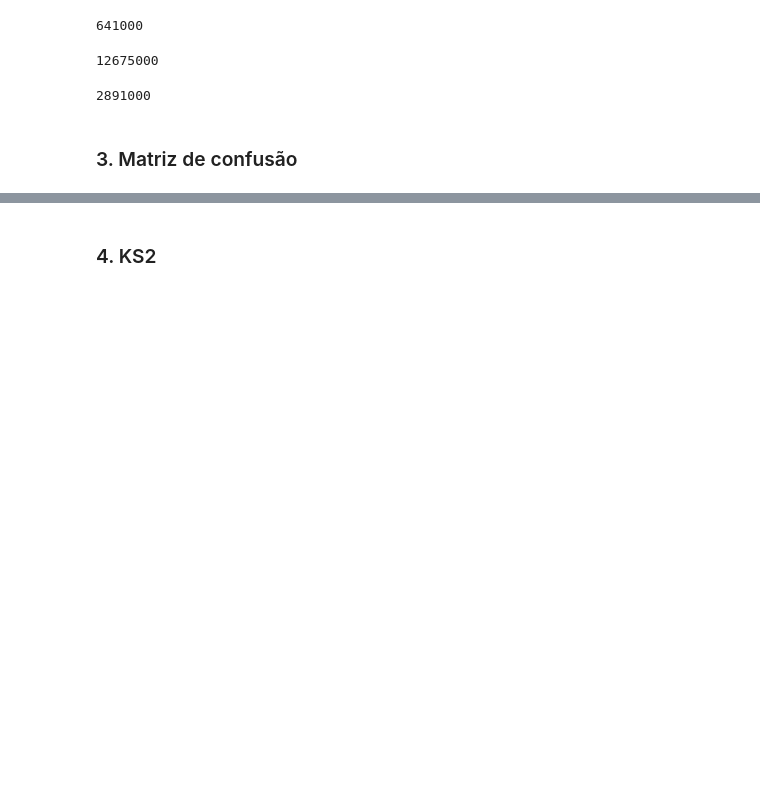
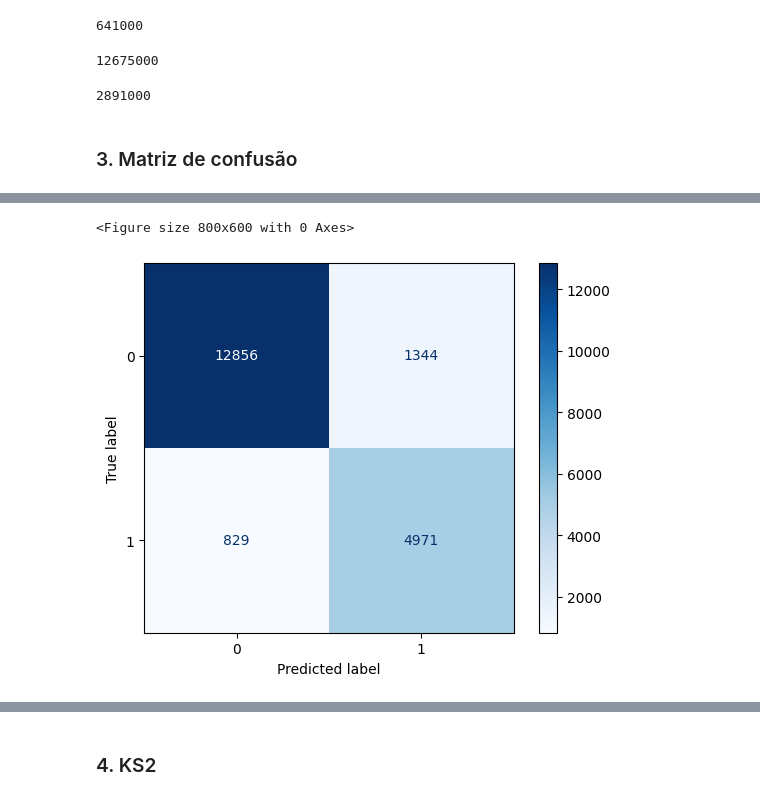
Before and after one commit to deborabmfreitas/credit-score-prediction, a Jupyter notebook: 4.business-analysis.ipynb, the cells around one changed output, grey strips where cells are left out. Cells and saved outputs as stored; diff of their text form; code cells hidden in the pictures; blank space fills up the shorter version.

```diff
--- a/4.business-analysis.ipynb
+++ b/4.business-analysis.ipynb
@@ -34,7 +37,7 @@ from sklearn.metrics import classification_report
 X_test = pd.read_csv('outputs/X_test.csv')
 y_test = pd.read_csv('outputs/y_test.csv')
 df_test_scores = pd.read_csv('outputs/df_test_scores.csv')
-y_score = pd.read_csv('outputs/y_score.csv')
+y_score = pd.read_csv('outputs/y_score.csv',header=None)
 # %% [markdown]
 ### 1. Modelo AS-IS
 # %%
@@ -166,6 +179,9 @@ y_pred_new = (y_score > 0.286677) * 1
 # %%
-# cm = confusion_matrix(y_test, y_pred_new)
+cm = confusion_matrix(y_test, y_pred_new)
 
-# plt.figure(figsize= (8,6))
-# ConfusionMatrixDisplay(cm).plot(cmap='Blues')
-# plt.show()
+plt.figure(figsize= (8,6))
+ConfusionMatrixDisplay(cm).plot(cmap='Blues')
+plt.show()
+# %% [output]
+<Figure size 800x600 with 0 Axes>
+[figure, added]
```
Also changed, not shown: parts of 11 cells of this notebook.
